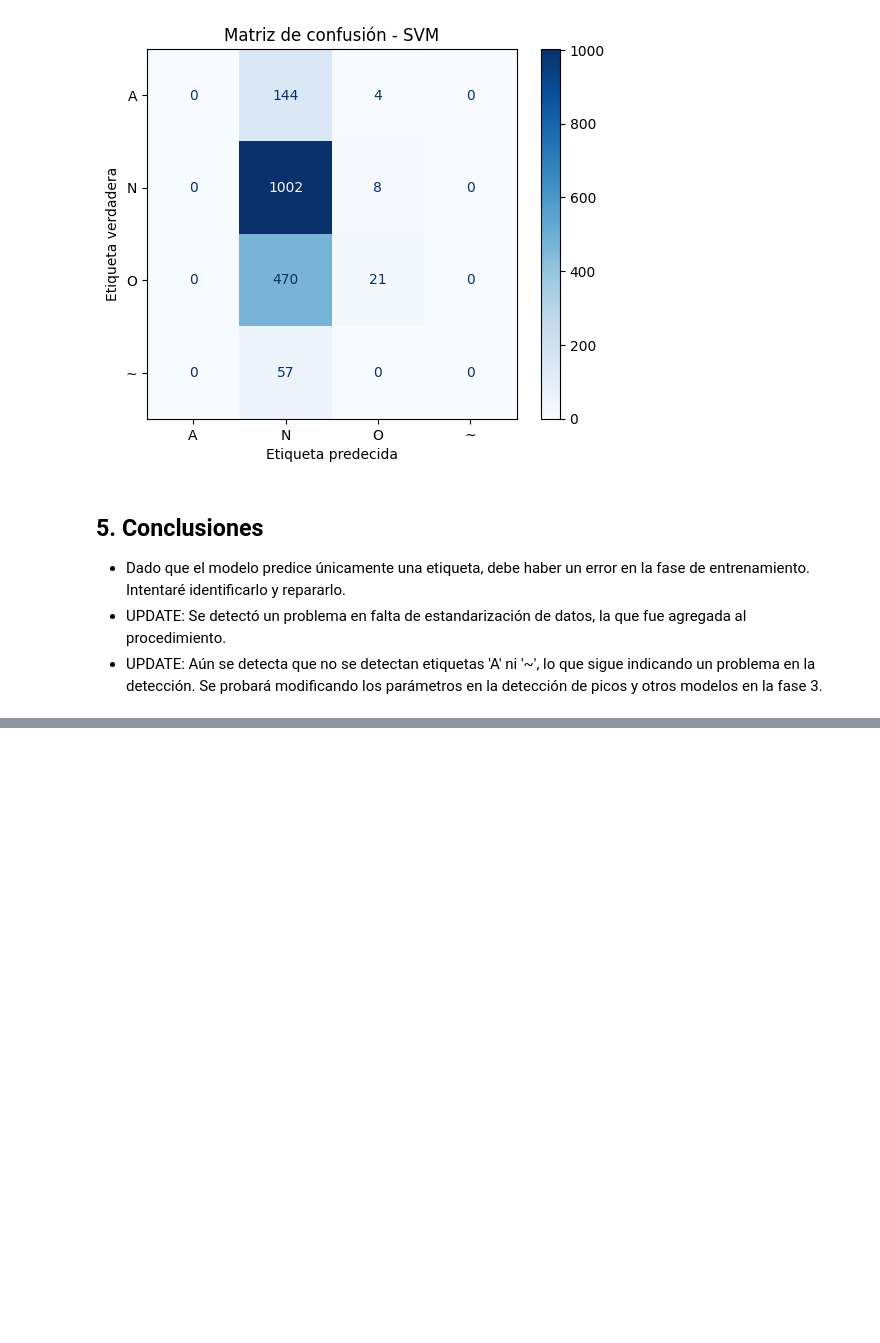
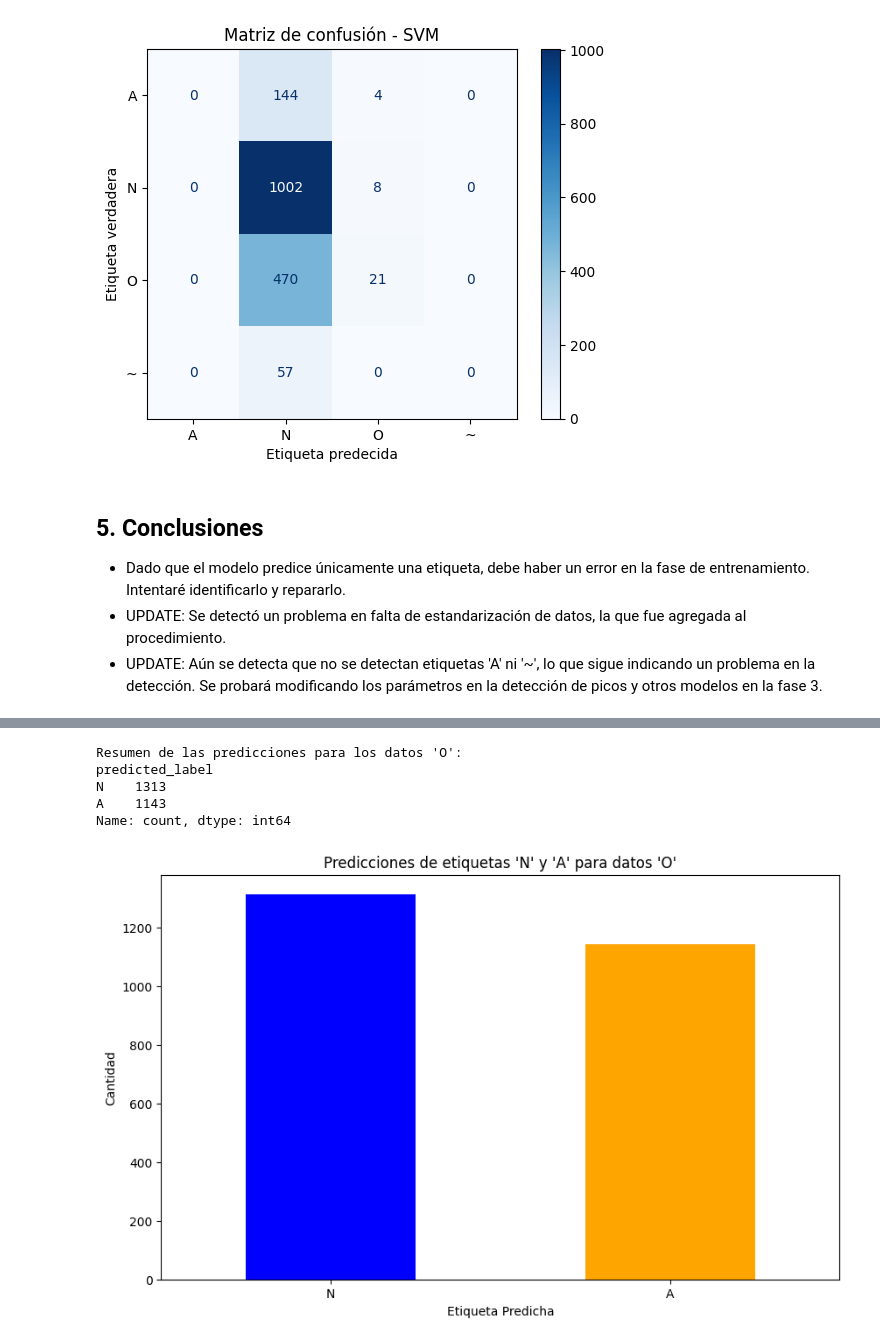
Before and after one commit to Mrldmz/MachineLearning, a Jupyter notebook: proyecto/Semana_2_Reproduccion_Baseline.ipynb, the cells around one changed output, grey strips where cells are left out. Cells and saved outputs as stored; diff of their text form; code cells hidden in the pictures; blank space fills up the shorter version.

```diff
--- a/proyecto/Semana_2_Reproduccion_Baseline.ipynb
+++ b/proyecto/Semana_2_Reproduccion_Baseline.ipynb
@@ -180,0 +332,47 @@ weighted avg       0.54      0.60      0.47      1706
+# %%
+# Ahora, se engañará al modelo para que prediga sobre los datos 'O' como si fueran 'N' o 'A', para ver si el modelo puede detectar arritmias en los datos de referencia.
+
+# Cargar las características y las etiquetas de los datos de referencia
+features_df_orig = pd.read_csv('data/rr_features.csv')
+labels_df = pd.read_csv('data/training2017/REFERENCE.csv', header=None, names=['record', 'label'])
+
+# Filtrar los datos para usar solo las etiquetas 'O'
+data_orig = features_df_orig.merge(labels_df, on='record').dropna()
+data_o = data_orig[data_orig['label'] == 'O'].copy()
+
+# Normalizar las características de los datos 'O'
+data_o.loc[:, ['mean_rr', 'std_rr', 'skew_rr', 'kurt_rr']] = scaler.transform(
+    data_o[['mean_rr', 'std_rr', 'skew_rr', 'kurt_rr']]
+)
+
+# Preparar los datos 'O' para la predicción
+X_o = data_o[['mean_rr', 'std_rr', 'skew_rr', 'kurt_rr']]
+
+# Predecir las etiquetas 'N' o 'A' para los datos 'O'
+y_pred_o = clf_balanced.predict(X_o)
+
+# Agregar las predicciones al DataFrame de datos 'O'
+data_o['predicted_label'] = y_pred_o
+
+# Guardar las predicciones de los datos 'O'
+data_o.to_csv('data/rr_features_predicted_o.csv', index=False)
+
+# Mostrar un resumen de las predicciones
+print("\nResumen de las predicciones para los datos 'O':")
+print(data_o['predicted_label'].value_counts())
+
+# Visualizar las predicciones de los datos 'O'
+plt.figure(figsize=(10, 6))
+data_o['predicted_label'].value_counts().plot(kind='bar', color=['blue', 'orange'])
+plt.title("Predicciones de etiquetas 'N' y 'A' para datos 'O'")
+plt.xlabel("Etiqueta Predicha")
+plt.ylabel("Cantidad")
+plt.xticks(rotation=0)
+plt.show()
+# %% [output]
+Resumen de las predicciones para los datos 'O':
+predicted_label
+N    1313
+A    1143
+Name: count, dtype: int64
+[figure, added]
```
Also changed, not shown: parts of 8 cells of this notebook.
